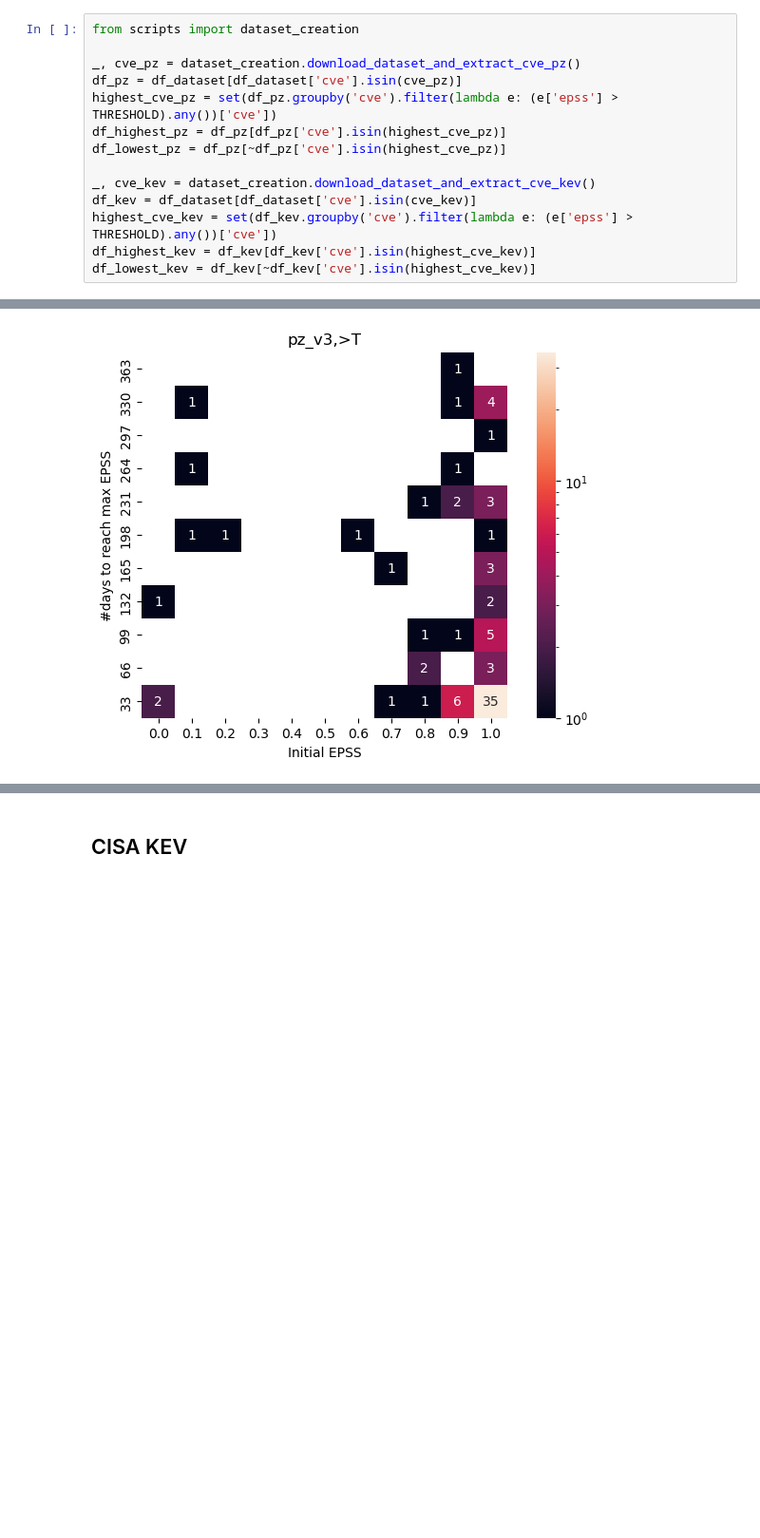
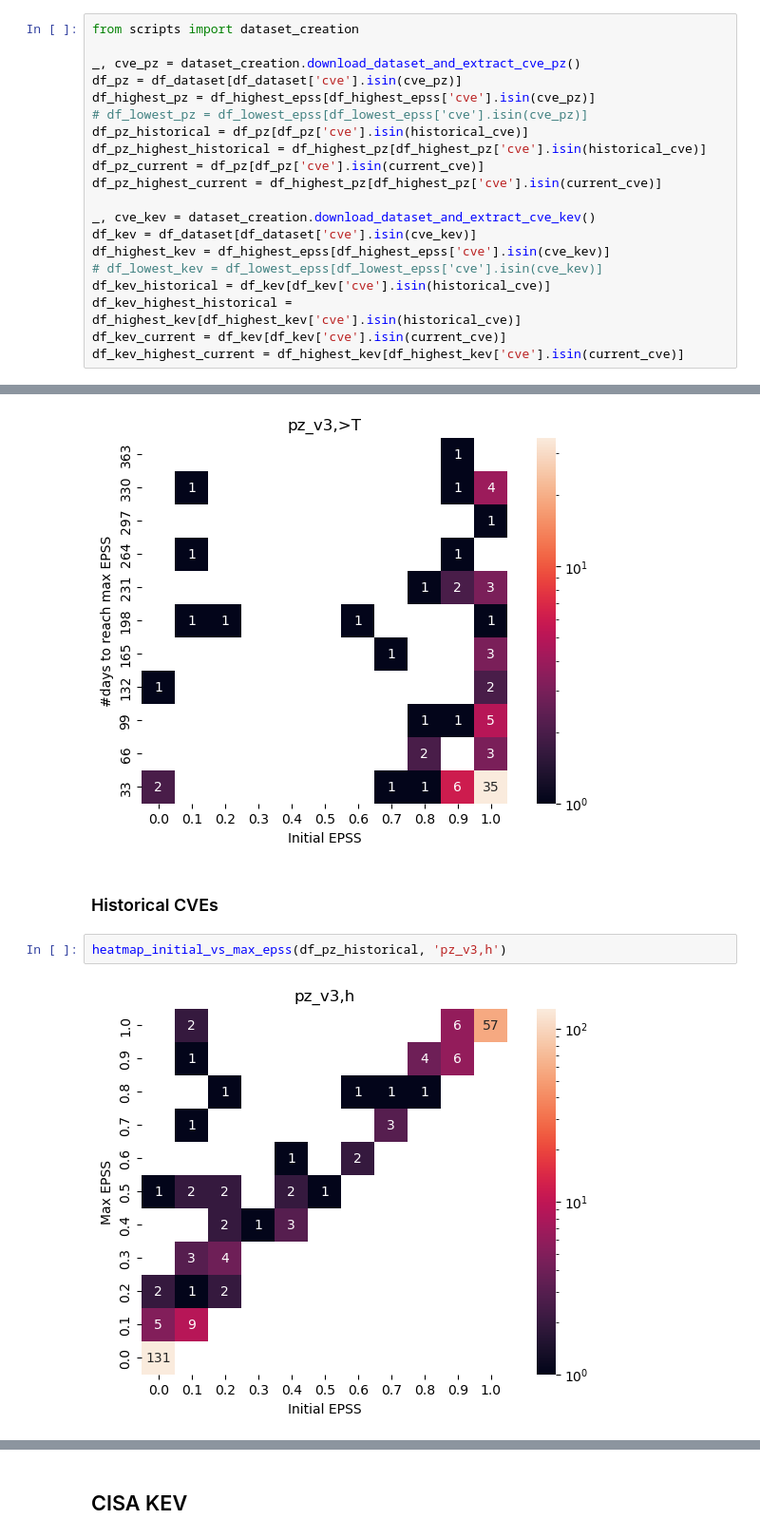
Before and after one commit to dravalico/EPSS-Project, a Jupyter notebook: 3_heatmaps.ipynb, the cells around one changed output, grey strips where cells are left out. Shown: that part at 95% size. Cells and saved outputs as stored; diff of their text form; blank space fills up the shorter version.

```diff
--- a/3_heatmaps.ipynb
+++ b/3_heatmaps.ipynb
@@ -86,12 +33,18 @@ from scripts import dataset_creation
 
 _, cve_pz = dataset_creation.download_dataset_and_extract_cve_pz()
 df_pz = df_dataset[df_dataset['cve'].isin(cve_pz)]
-highest_cve_pz = set(df_pz.groupby('cve').filter(lambda e: (e['epss'] > THRESHOLD).any())['cve'])
-df_highest_pz = df_pz[df_pz['cve'].isin(highest_cve_pz)]
-df_lowest_pz = df_pz[~df_pz['cve'].isin(highest_cve_pz)]
+df_highest_pz = df_highest_epss[df_highest_epss['cve'].isin(cve_pz)]
+# df_lowest_pz = df_lowest_epss[df_lowest_epss['cve'].isin(cve_pz)]
+df_pz_historical = df_pz[df_pz['cve'].isin(historical_cve)]
+df_pz_highest_historical = df_highest_pz[df_highest_pz['cve'].isin(historical_cve)]
+df_pz_current = df_pz[df_pz['cve'].isin(current_cve)]
+df_pz_highest_current = df_highest_pz[df_highest_pz['cve'].isin(current_cve)]
 
 _, cve_kev = dataset_creation.download_dataset_and_extract_cve_kev()
 df_kev = df_dataset[df_dataset['cve'].isin(cve_kev)]
-highest_cve_kev = set(df_kev.groupby('cve').filter(lambda e: (e['epss'] > THRESHOLD).any())['cve'])
-df_highest_kev = df_kev[df_kev['cve'].isin(highest_cve_kev)]
-df_lowest_kev = df_kev[~df_kev['cve'].isin(highest_cve_kev)]
+df_highest_kev = df_highest_epss[df_highest_epss['cve'].isin(cve_kev)]
+# df_lowest_kev = df_lowest_epss[df_lowest_epss['cve'].isin(cve_kev)]
+df_kev_historical = df_kev[df_kev['cve'].isin(historical_cve)]
+df_kev_highest_historical = df_highest_kev[df_highest_kev['cve'].isin(historical_cve)]
+df_kev_current = df_kev[df_kev['cve'].isin(current_cve)]
+df_kev_highest_current = df_highest_kev[df_highest_kev['cve'].isin(current_cve)]
@@ -141,3 +151,9 @@ heatmap_initial_vs_max_epss(df_pz, 'pz_v3')
 heatmap_epss_initial_vs_days_needed(df_highest_pz, 'pz_v3,>T')
 # %% [output]
 [figure]
+# %% [markdown]
+### Historical CVEs
+# %%
+heatmap_initial_vs_max_epss(df_pz_historical, 'pz_v3,h')
+# %% [output]
+[figure, added]
```
Also changed, not shown: parts of 24 cells of this notebook.
